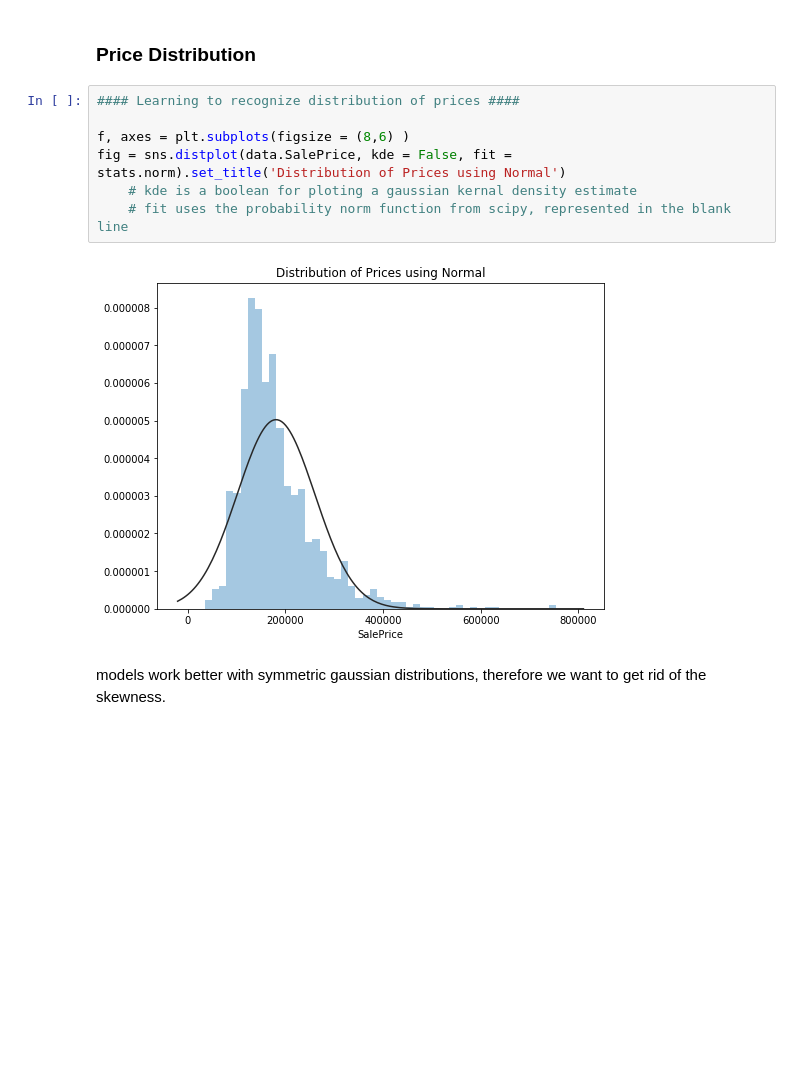
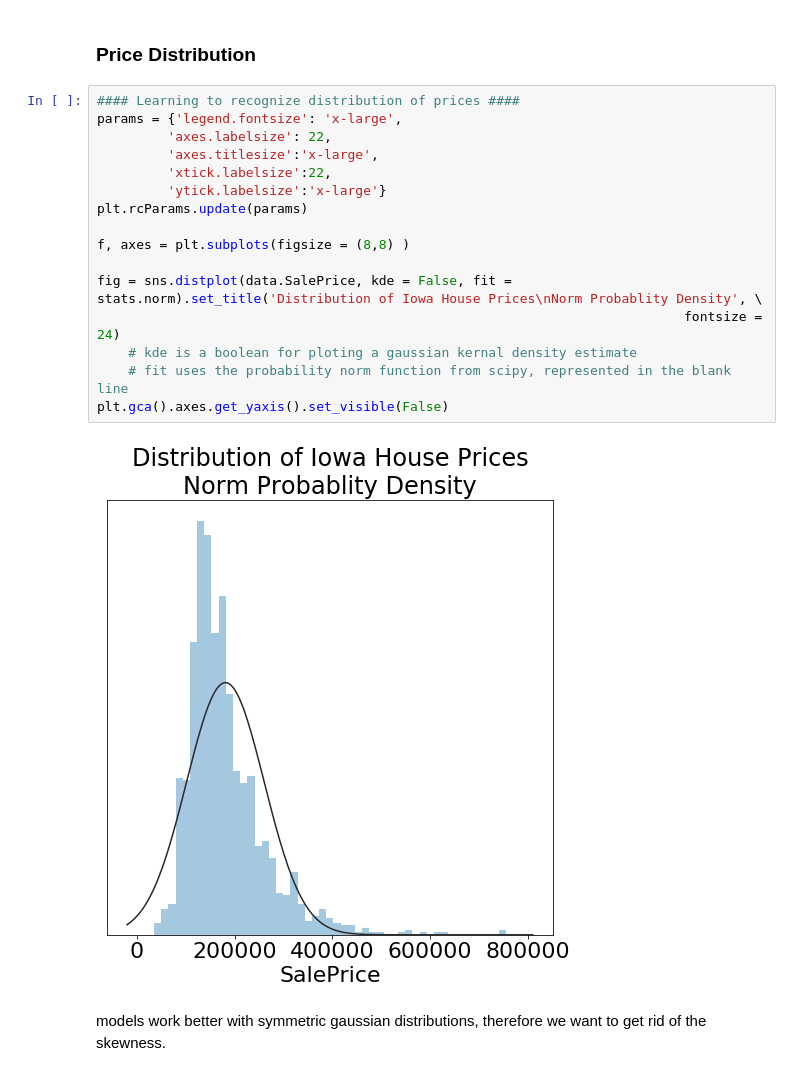
Before and after one commit to mo-sayed/Machine-Learning-Project, a Jupyter notebook: Yasuhiro/Housing analysis.ipynb, the cells around one changed output. Saved outputs shown, nothing was run; the diff lists cells and outputs as text; blank space fills up the shorter version.

```diff
--- a/Yasuhiro/Housing analysis.ipynb
+++ b/Yasuhiro/Housing analysis.ipynb
@@ -64,13 +64,22 @@ col_na.shape
 ### Price Distribution
 # %%
 #### Learning to recognize distribution of prices ####
+params = {'legend.fontsize': 'x-large',
+         'axes.labelsize': 22,
+         'axes.titlesize':'x-large',
+         'xtick.labelsize':22,
+         'ytick.labelsize':'x-large'}
+plt.rcParams.update(params)
 
-f, axes = plt.subplots(figsize = (8,6) )
-fig = sns.distplot(data.SalePrice, kde = False, fit = stats.norm).set_title('Distribution of Prices using Normal')
+f, axes = plt.subplots(figsize = (8,8) )
+
+fig = sns.distplot(data.SalePrice, kde = False, fit = stats.norm).set_title('Distribution of Iowa House Prices\nNorm Probablity Density', \
+                                                                           fontsize = 24)
     # kde is a boolean for ploting a gaussian kernal density estimate
     # fit uses the probability norm function from scipy, represented in the blank line
+plt.gca().axes.get_yaxis().set_visible(False)
 # %% [output]
-[figure, old version]
+[figure, new version]
 # %% [markdown]
 models work better with symmetric gaussian distributions, therefore we want to get rid of the skewness.
 # %%
```
Also changed, not shown: parts of 12 cells of this notebook, 1 other file.
